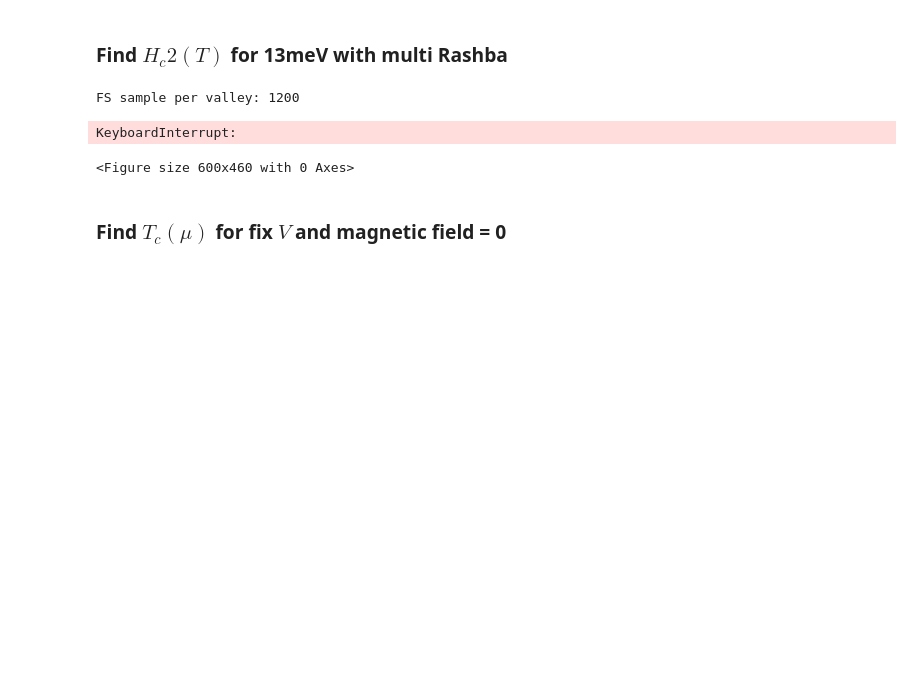
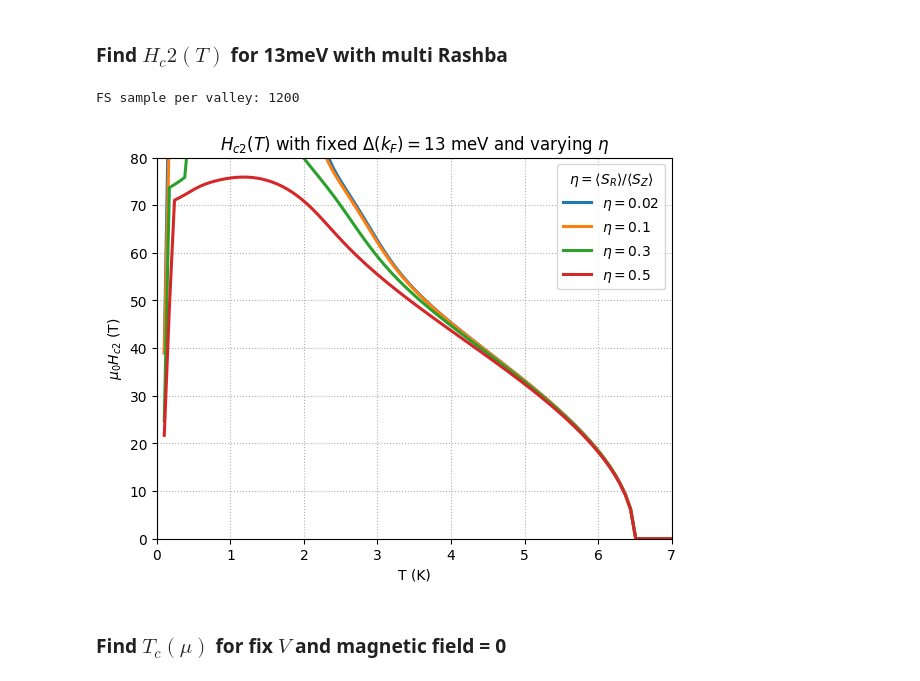
Before and after one commit to Lyrrrrrr/Upper-critical-field-Figure-reproduce-code, a Jupyter notebook: Numerical analysis.ipynb, the cells around one changed output. Drawn from its saved outputs; the diff is of its cells as text; code cells hidden in the pictures; blank space fills up the shorter version.

```diff
--- a/Numerical analysis.ipynb
+++ b/Numerical analysis.ipynb
@@ -322,36 +320,35 @@ beta = beta_from_target(targ)
 gz_fun = lambda kx, ky, fK=fK, b=beta: gzz(kx, ky, fK, b)
 gR_fun = lambda kx, ky, fK=fK, b=beta: gR_vec(kx, ky, fK, b)
 
 # set of η values
 # eta_list = [0.00, 0.02, 0.06, 0.10]
-eta_list = [0.02, 0.1, 0.3]
+eta_list = [0.02, 0.1, 0.3, 0.5]
 
 plt.figure(figsize=(6,4.6))
 for eta in eta_list:
     alpha_R = eta * alpha
 
     # use Tc at H=0 to calibrate V
     V = determine_V(Tc, alpha, alpha_R, gz_fun, gR_fun, kK, mu_guess, E_F, Nw)
 
     # progress bar
     Hs = [find_Hc2(T, V, alpha, alpha_R, gz_fun, gR_fun, kK, mu_guess, E_F,
                    Nw, Hmax=100.0)
           for T in tqdm(Ts, desc=f'Hc2 eta={eta:.2g}')]
 
     plt.plot(Ts, Hs, lw=2.2, label=rf'$\eta={eta:.2g}$')
 
 plt.xlabel('T (K)')
 plt.ylabel(r'$\mu_0 H_{c2}$ (T)')
 plt.xlim(0, 7.0); plt.ylim(0, 80)
 plt.grid(True, ls=':')
 plt.legend(title=r'$\eta=\langle S_R\rangle/\langle S_Z\rangle$')
 plt.tight_layout()
 plt.title(r'$H_{c2}(T)$ with fixed $\Delta(k_F)=13$ meV and varying $\eta$')
 plt.show()
 # %% [output]
 FS sample per valley: 1200
-KeyboardInterrupt:
-<Figure size 600x460 with 0 Axes>
+[figure, added]
 # %% [markdown]
 ### Find $T_c(\mu)$ for fix $V$ and magnetic field = 0
 # %%
```
Also changed, not shown: parts of 3 cells of this notebook.
